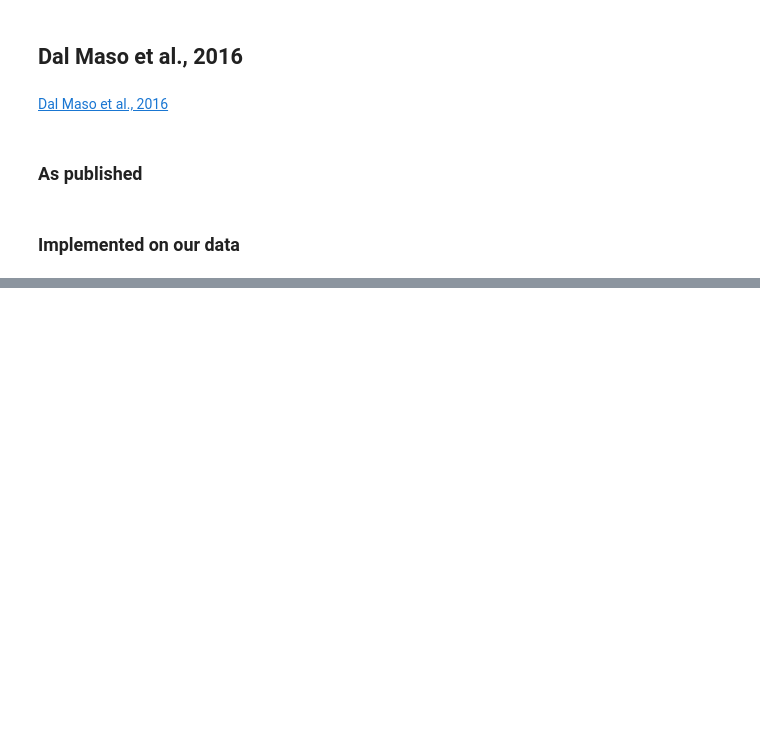
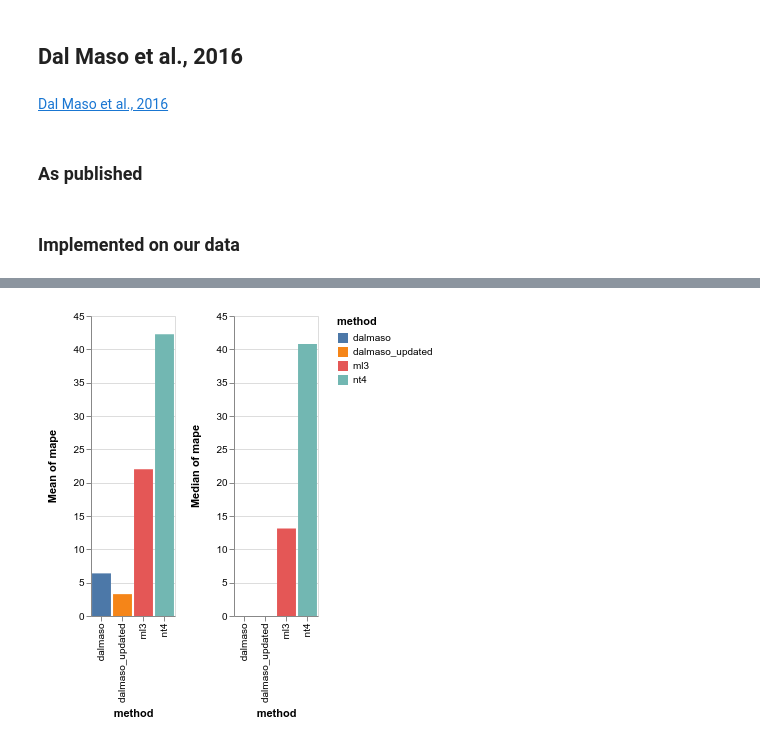
Before and after one commit to romainmartinez/mvc, a Jupyter notebook: mvc_one_model.ipynb, the cells around one changed output, grey strips where cells are left out. Saved outputs shown, nothing was run; the diff lists cells and outputs as text; code cells hidden in the pictures; blank space fills up the shorter version.

```diff
--- a/mvc_one_model.ipynb
+++ b/mvc_one_model.ipynb
@@ -457,0 +577,7 @@ LOWER TRAPEZIUS (122 points)
+# %%
+m_mean = alt.Chart(comp).mark_bar().encode(x="method", y="mean(mape)", color="method")
+m_median = alt.Chart(comp).mark_bar().encode(x="method", y="median(mape)", color="method")
+
+m_mean | m_median
+# %% [output]
+[figure, added]
```
Also changed, not shown: parts of 25 cells of this notebook, 2 other files.
